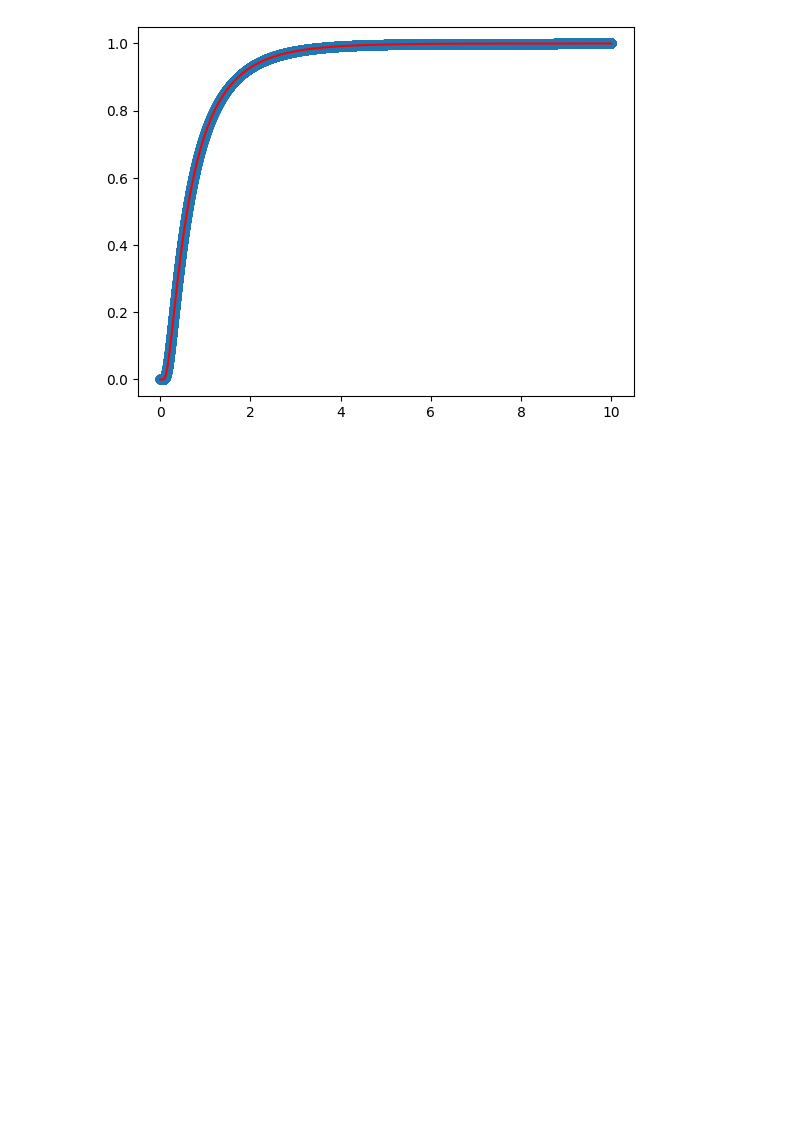
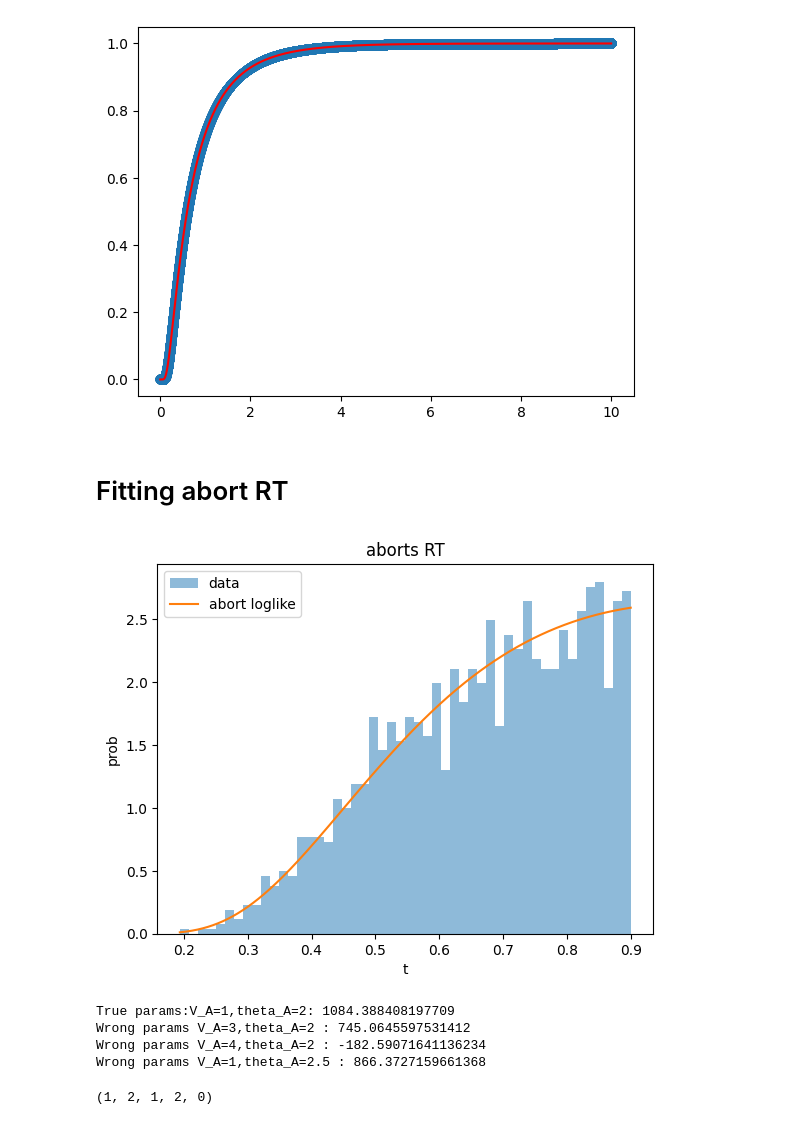
Before and after one commit to rakaar/ddm_codes, a Jupyter notebook: action_init_ddm/fitting_sim_data.ipynb, the cells around one changed output. Saved outputs shown, nothing was run; the diff lists cells and outputs as text; code cells hidden in the pictures; blank space fills up the shorter version.

```diff
--- a/action_init_ddm/fitting_sim_data.ipynb
+++ b/action_init_ddm/fitting_sim_data.ipynb
@@ -1543,3 +1567,35 @@ plt.plot(t_pts, C_A,color='r');
 plt.scatter(t_pts, numeric_c_a);
 # %% [output]
 [figure]
+# %% [markdown]
+# Fitting abort RT
+# %%
+abort_idx = np.where(RTs < t_stim)[0]
+abort_RT = RTs[abort_idx]
+# %%
+def calculate_abort_loglike_2(t, V_A, theta_A, t_a, V_E, theta_E, K_max, t_stim, Z, t_E, abort_norm_term):
+    P_A = rho_A_t_fn(t, V_A, theta_A, t_a)
+    abort_norm_term = quad(rho_A_t_fn, 0, t_stim, args=(V_A, theta_A, t_a))[0]
+    p_abort = P_A/abort_norm_term
+    if p_abort <= 0:
+        p_abort = 1e-16
+    # return np.log(p_abort)
+    return p_abort
+# %%
+N = len(RTs)
+N_abort = len(abort_RT)
+abort_norm_term = N_abort/N
+
+t_a = 0; t_E = 0; K_max = 50
+
+t_pts = np.linspace(min(abort_RT), max(abort_RT), 1000)
+abort_loglike = np.zeros(len(t_pts))
+for i in range((len(t_pts))):
+    t = t_pts[i]
+    abort_loglike[i] = calculate_abort_loglike_2(t, V_A, theta_A, t_a, V_E, theta_E, K_max, t_stim, Z_E, t_E, abort_norm_term)
+# %%
+plt.hist(abort_RT, bins=50, alpha=0.5, density=True, label='data');
+plt.plot(t_pts, abort_loglike, label='abort loglike');
+plt.legend(); plt.xlabel('t'); plt.ylabel('prob');plt.title('aborts RT');
+# %% [output]
+[figure, added]
@@ -1545,0 +1612,39 @@ plt.scatter(t_pts, numeric_c_a);
+# %%
+abort_loglike = sum(Parallel(n_jobs=-1)(
+        delayed(calculate_abort_loglike_3)(t, V_A, theta_A, t_a, V_E, theta_E, K_max, t_stim, Z_E, t_E, abort_norm_term)
+        for t in abort_RT
+    ))
+
+print(f"True params:V_A={V_A},theta_A={theta_A}: {abort_loglike}")
+
+
+abort_loglike = sum(Parallel(n_jobs=-1)(
+        delayed(calculate_abort_loglike_3)(t, V_A+2, theta_A, t_a, V_E, theta_E, K_max, t_stim, Z_E, t_E, abort_norm_term)
+        for t in abort_RT
+    ))
+
+print(f"Wrong params V_A={V_A+2},theta_A={theta_A} : {abort_loglike}")
+
+
+abort_loglike = sum(Parallel(n_jobs=-1)(
+        delayed(calculate_abort_loglike_3)(t, V_A+3, theta_A, t_a, V_E, theta_E, K_max, t_stim, Z_E, t_E, abort_norm_term)
+        for t in abort_RT
+    ))
+
+print(f"Wrong params V_A={V_A+3},theta_A={theta_A} : {abort_loglike}")
+
+abort_loglike = sum(Parallel(n_jobs=-1)(
+        delayed(calculate_abort_loglike_3)(t, V_A, theta_A+0.5, t_a, V_E, theta_E, K_max, t_stim, Z_E, t_E, abort_norm_term)
+        for t in abort_RT
+    ))
+
+print(f"Wrong params V_A={V_A},theta_A={theta_A+0.5} : {abort_loglike}")
+# %% [output]
+True params:V_A=1,theta_A=2: 1084.388408197709
+Wrong params V_A=3,theta_A=2 : 745.0645597531412
+Wrong params V_A=4,theta_A=2 : -182.59071641136234
+Wrong params V_A=1,theta_A=2.5 : 866.3727159661368
+# %%
+V_A, theta_A, V_E, theta_E, Z_E
+# %% [output]
+(1, 2, 1, 2, 0)
```
Also changed, not shown: parts of 20 cells of this notebook, 6 other files.
